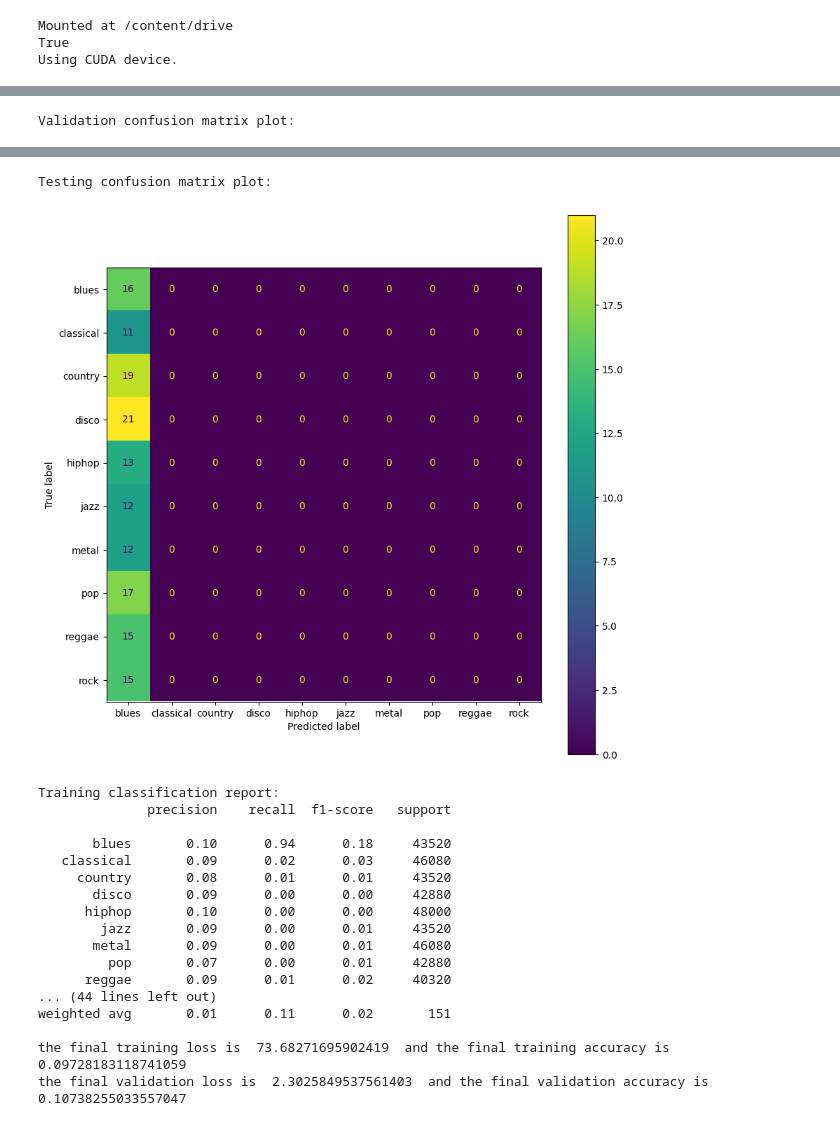
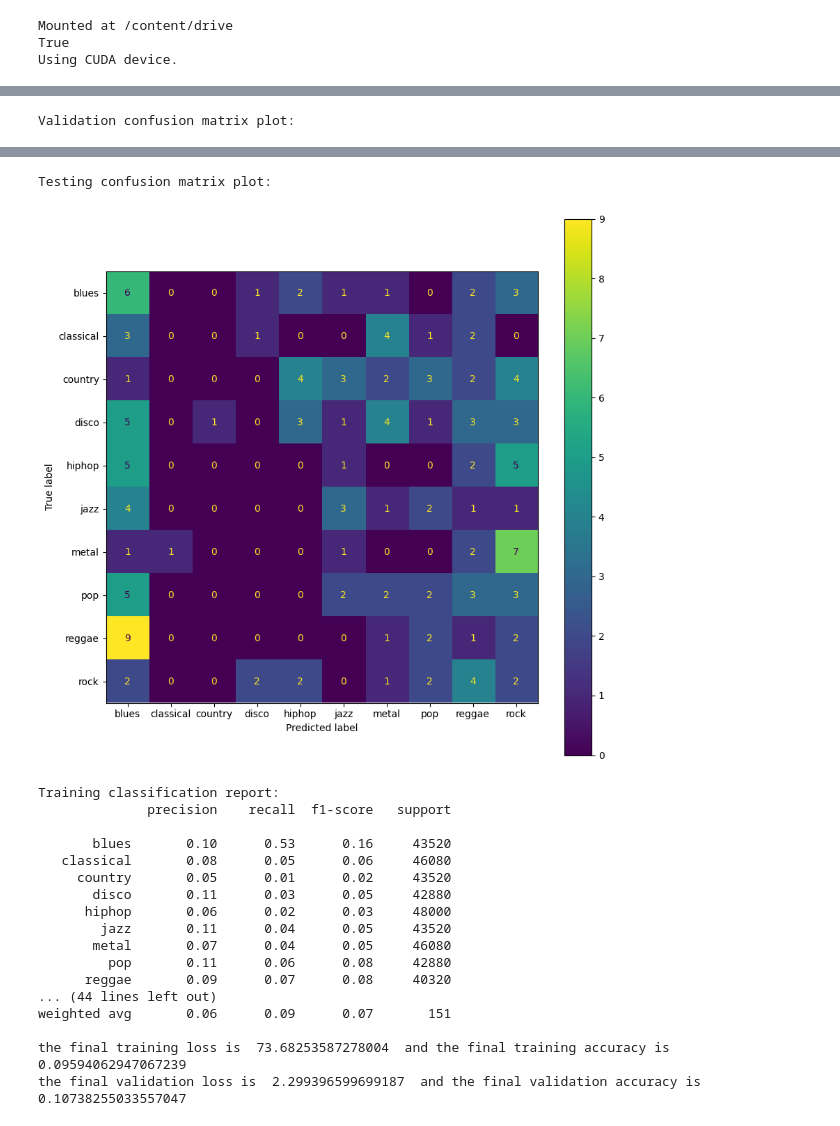
Before and after one commit to abhi4j/SpectrumTune, a Jupyter notebook: notebooks/TurningImagesIntoData2.ipynb, the cells around one changed output, grey strips where cells are left out. Drawn from its saved outputs; the diff is of its cells as text; code cells hidden in the pictures.

```diff
--- a/notebooks/TurningImagesIntoData2.ipynb
+++ b/notebooks/TurningImagesIntoData2.ipynb
@@ -305,7 +305,7 @@ validationImageTransformations = ImageTransformationsValidationAndTest(validatio
 testImageTransformations = ImageTransformationsValidationAndTest(testDataset)
 
 # Create data loaders
-batchSize = 32
+batchSize = 64
 dataLoaderTrain = DataLoader(trainImageTransformations, batch_size = batchSize, shuffle = True)
 dataLoaderValidation = DataLoader(validationImageTransformations, batch_size = batchSize, shuffle = True)
 dataLoaderTest = DataLoader(testImageTransformations, batch_size = batchSize, shuffle = True)
@@ -395,8 +395,8 @@ class FirstModel(nn.Module):
     return data
 
 # Set learning rate and weight decay
-learningRateValue = 1
-weightDecay = 100
+learningRateValue = 0.0001
+weightDecay = 10
 
 # Set up model and put it on device
 firstModel = FirstModel()
@@ -710,20 +710,20 @@ Validation confusion matrix plot:
 Testing confusion matrix plot:
-[figure, old version]
+[figure, new version]
 Training classification report:
               precision    recall  f1-score   support
 
-       blues       0.10      0.94      0.18     43520
-   classical       0.09      0.02      0.03     46080
-     country       0.08      0.01      0.01     43520
-       disco       0.09      0.00      0.00     42880
-      hiphop       0.10      0.00      0.00     48000
-        jazz       0.09      0.00      0.01     43520
-       metal       0.09      0.00      0.01     46080
-         pop       0.07      0.00      0.01     42880
-      reggae       0.09      0.01      0.02     40320
+       blues       0.10      0.53      0.16     43520
+   classical       0.08      0.05      0.06     46080
+     country       0.05      0.01      0.02     43520
+       disco       0.11      0.03      0.05     42880
+      hiphop       0.06      0.02      0.03     48000
+        jazz       0.11      0.04      0.05     43520
+       metal       0.07      0.04      0.05     46080
+         pop       0.11      0.06      0.08     42880
+      reggae       0.09      0.07      0.08     40320
 ... (44 lines left out)
-weighted avg       0.01      0.11      0.02       151
+weighted avg       0.06      0.09      0.07       151
 
-the final training loss is  73.68271695902419  and the final training accuracy is  0.09728183118741059
-the final validation loss is  2.3025849537561403  and the final validation accuracy is  0.10738255033557047
+the final training loss is  73.68253587278004  and the final training accuracy is  0.09594062947067239
+the final validation loss is  2.299396599699187  and the final validation accuracy is  0.10738255033557047
 [figure]
```
Also changed, not shown: parts of 1 cell of this notebook.
